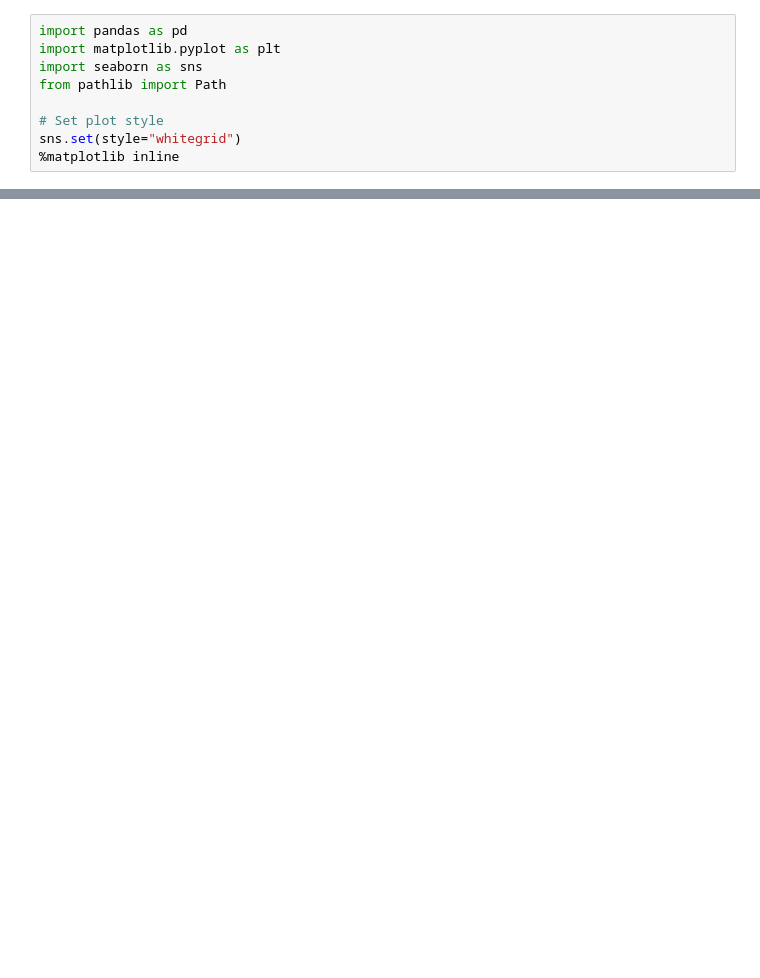
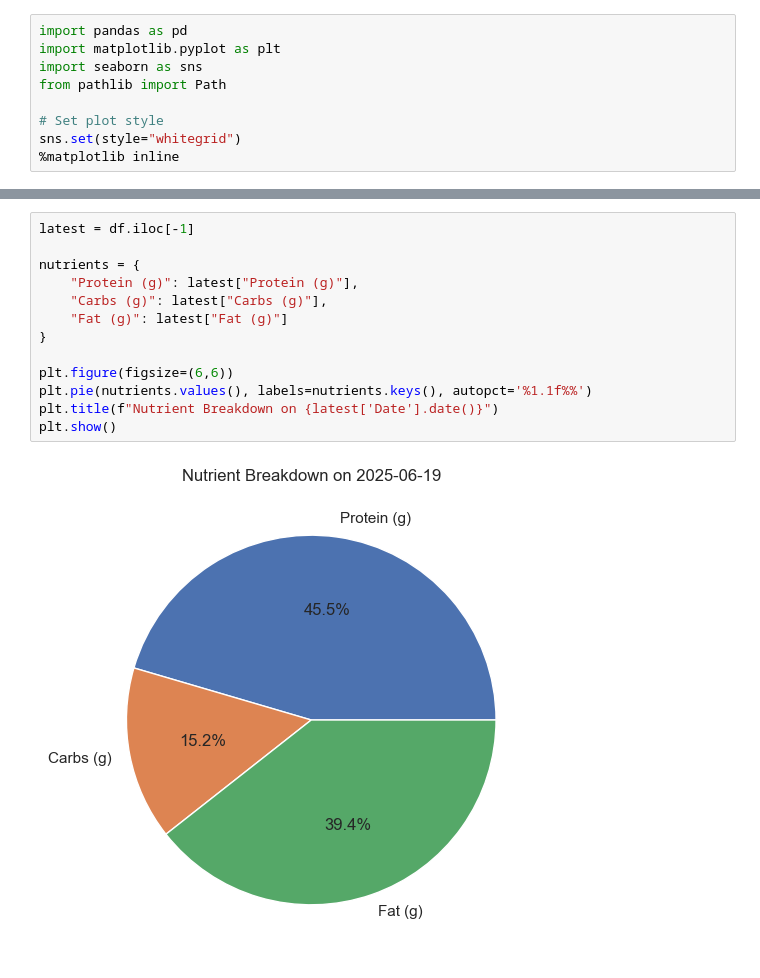
Before and after one commit to Pratik-Kaware/daily-protein-tracker, a Jupyter notebook: notebooks/01_nutrition_dashboard.ipynb, the cells around one changed output, grey strips where cells are left out. Cells and saved outputs as stored; diff of their text form; blank space fills up the shorter version.

```diff
--- a/notebooks/01_nutrition_dashboard.ipynb
+++ b/notebooks/01_nutrition_dashboard.ipynb
@@ -14,0 +38,15 @@ FileNotFoundError: [Errno 2] No such file or directory: '../data/log/daily_log.c
+# %%
+latest = df.iloc[-1]
+
+nutrients = {
+    "Protein (g)": latest["Protein (g)"],
+    "Carbs (g)": latest["Carbs (g)"],
+    "Fat (g)": latest["Fat (g)"]
+}
+
+plt.figure(figsize=(6,6))
+plt.pie(nutrients.values(), labels=nutrients.keys(), autopct='%1.1f%%')
+plt.title(f"Nutrient Breakdown on {latest['Date'].date()}")
+plt.show()
+# %% [output]
+[figure, added]
```
Also changed, not shown: parts of 4 cells of this notebook, 4 other files.
